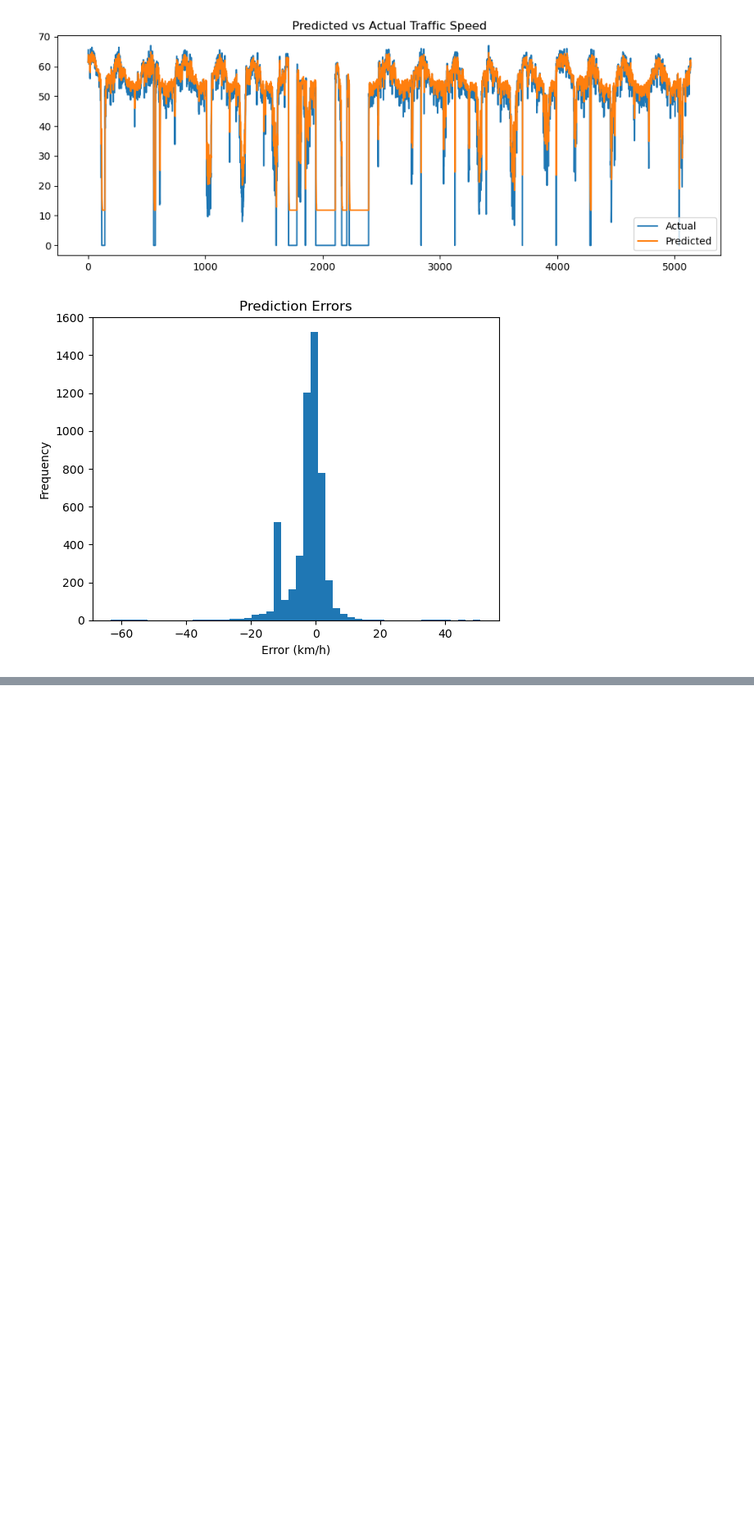
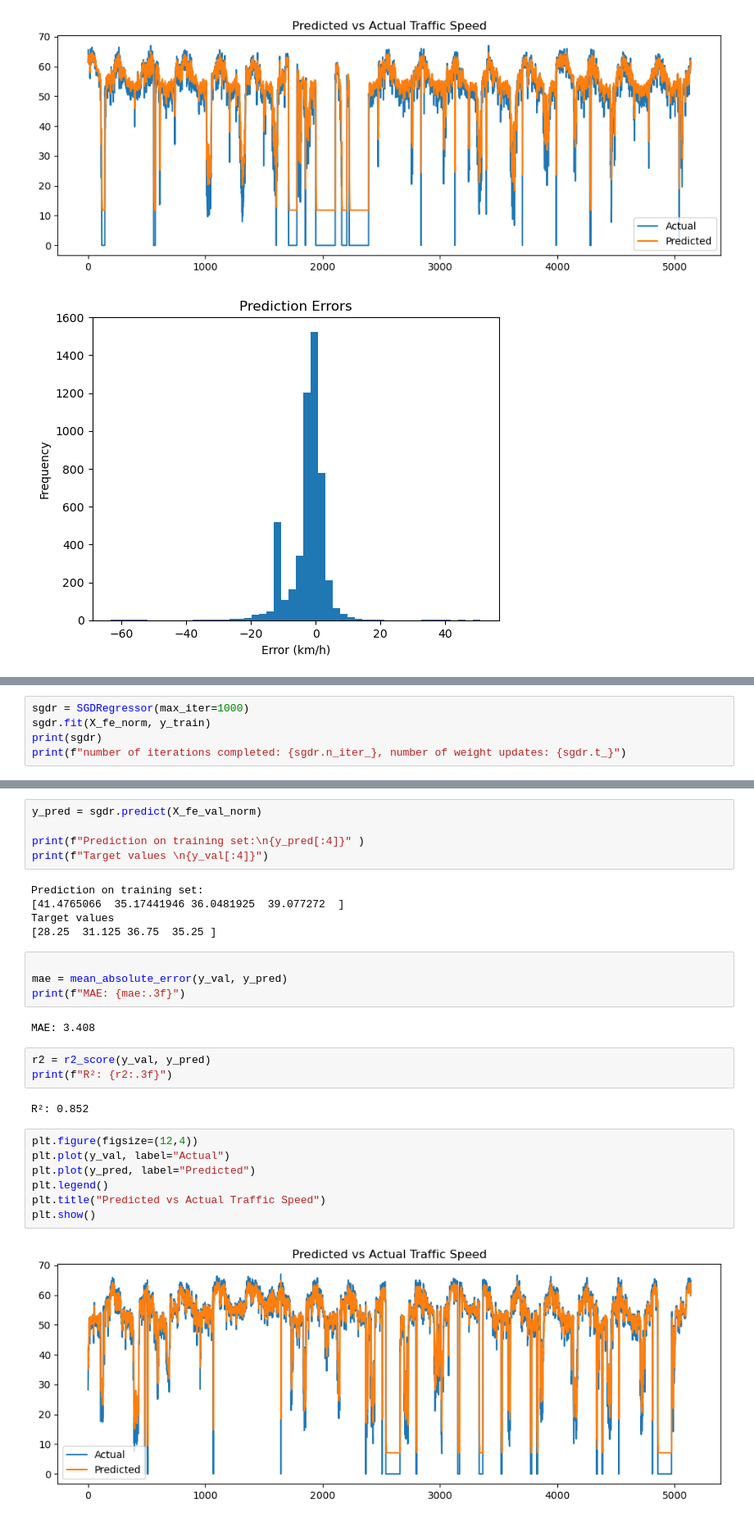
Before and after one commit to Ahmedianoo/traffic-speed-forecasting, a Jupyter notebook: traffic-speed-prediction.ipynb, the cells around one changed output, grey strips where cells are left out. Shown at 82% size. Saved outputs shown, nothing was run; the diff lists cells and outputs as text; blank space fills up the shorter version.

```diff
--- a/traffic-speed-prediction.ipynb
+++ b/traffic-speed-prediction.ipynb
@@ -199,0 +276,5 @@ plt.show()
+# %%
+sgdr = SGDRegressor(max_iter=1000)
+sgdr.fit(X_fe_norm, y_train)
+print(sgdr)
+print(f"number of iterations completed: {sgdr.n_iter_}, number of weight updates: {sgdr.t_}")
@@ -199,0 +291,30 @@ plt.show()
+# %%
+y_pred = sgdr.predict(X_fe_val_norm)
+
+print(f"Prediction on training set:\n{y_pred[:4]}" )
+print(f"Target values \n{y_val[:4]}")
+# %% [output]
+Prediction on training set:
+[41.4765066  35.17441946 36.0481925  39.077272  ]
+Target values
+[28.25  31.125 36.75  35.25 ]
+# %%
+
+mae = mean_absolute_error(y_val, y_pred)
+print(f"MAE: {mae:.3f}")
+# %% [output]
+MAE: 3.408
+# %%
+r2 = r2_score(y_val, y_pred)
+print(f"R²: {r2:.3f}")
+# %% [output]
+R²: 0.852
+# %%
+plt.figure(figsize=(12,4))
+plt.plot(y_val, label="Actual")
+plt.plot(y_pred, label="Predicted")
+plt.legend()
+plt.title("Predicted vs Actual Traffic Speed")
+plt.show()
+# %% [output]
+[figure, added]
```
Also changed, not shown: parts of 21 cells of this notebook.
